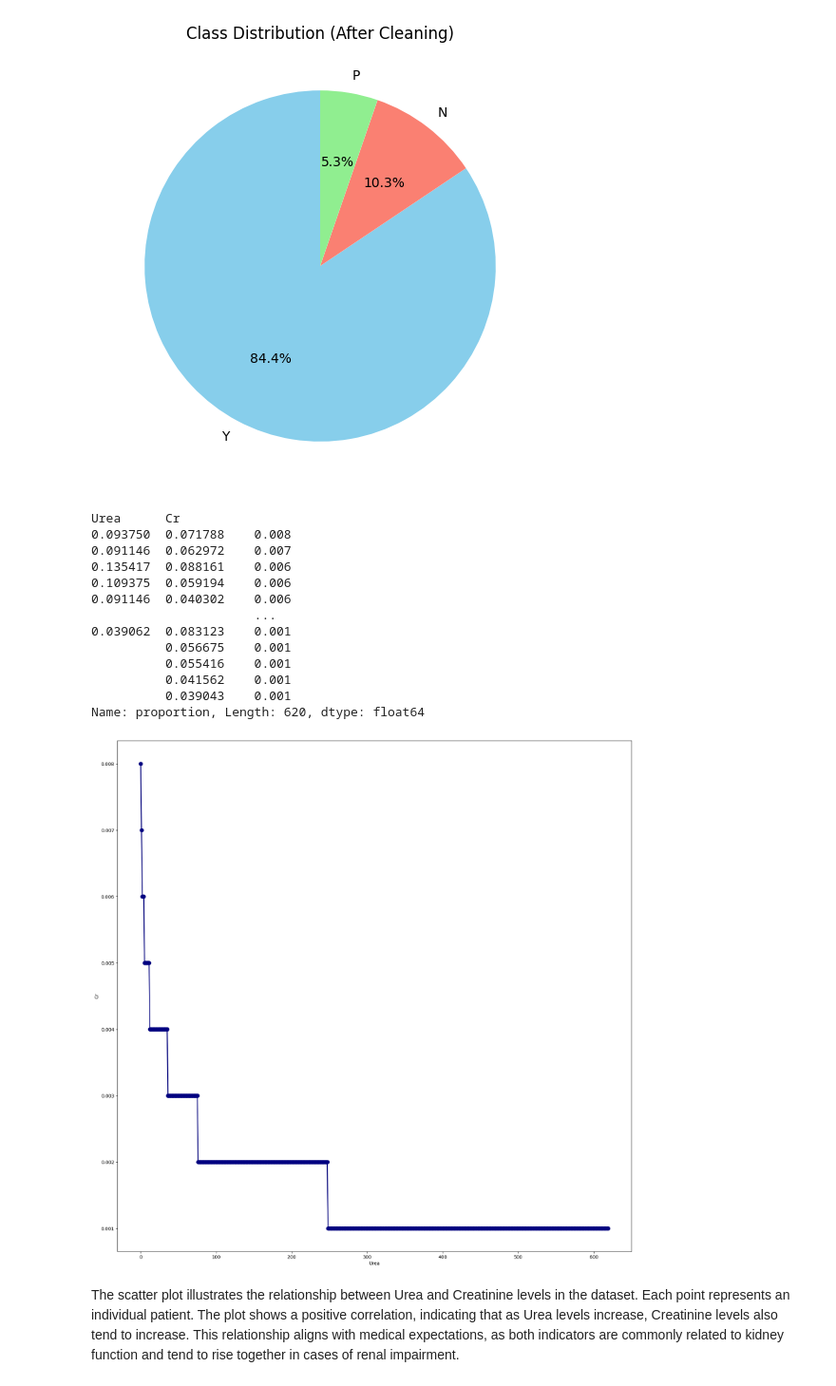
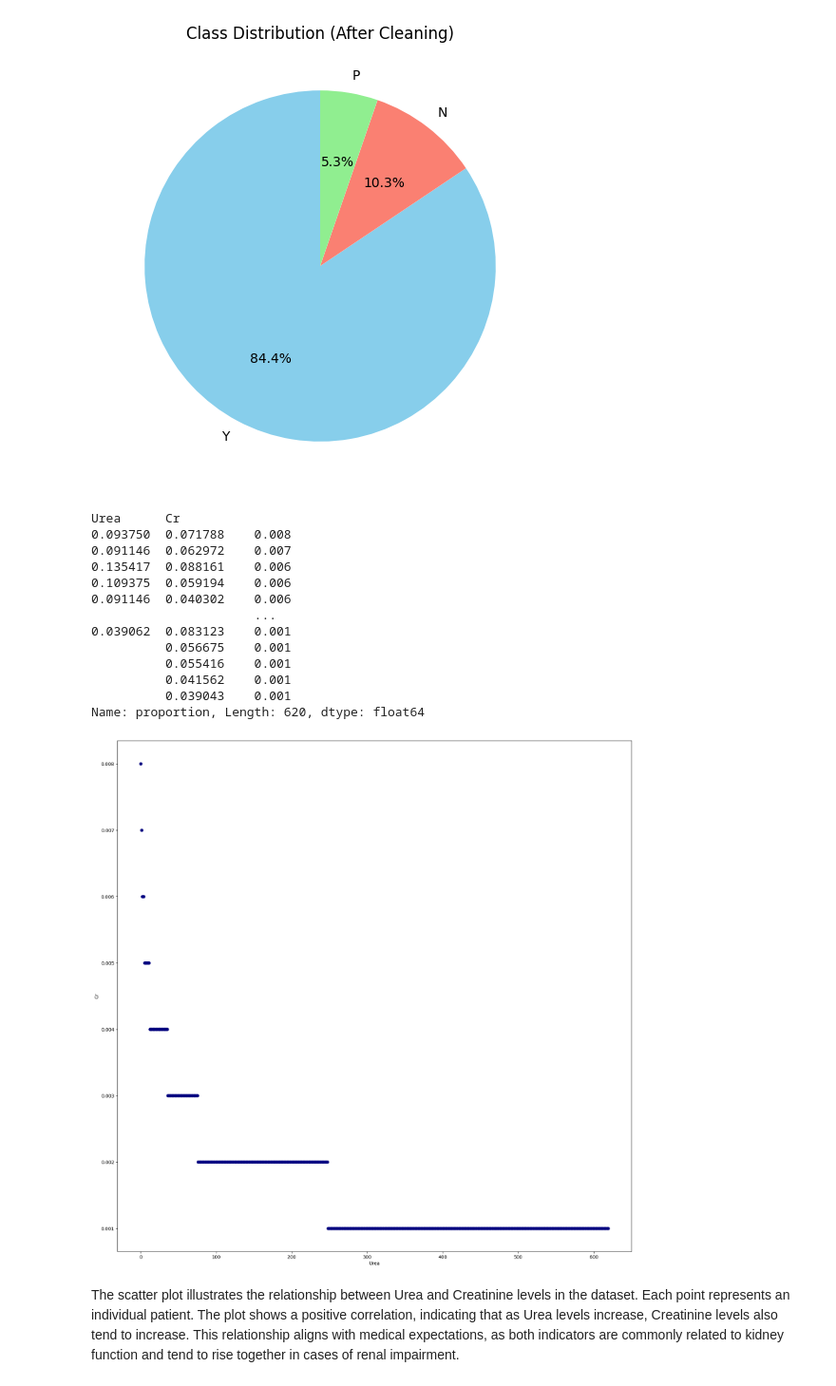
Before and after one commit to yaraaldos/Diabetes-risk-prediction, a Jupyter notebook: Phase2.ipynb, the cells around one changed output. Shown at 95% size. Saved outputs shown, nothing was run; the diff lists cells and outputs as text; code cells hidden in the pictures.

```diff
--- a/Phase2.ipynb
+++ b/Phase2.ipynb
@@ -209,28 +209,28 @@ plt.show()
 # %%
 data3 = df_copy[['Urea', 'Cr']].value_counts(normalize=True)
 print(data3)
 x = range(len(data3))
 y= data3.values
 plt.figure(figsize=(20,20))
-plt.plot(x,y, color='#000080', marker='o', linestyle='-', linewidth=2, markersize=8, label='Pink Line')
+plt.scatter(x,y, color='#000080', marker='o')
 plt.xlabel('Urea')
 plt.ylabel('Cr')
 plt.show()
 # %% [output]
 Urea      Cr
 0.093750  0.071788    0.008
 0.091146  0.062972    0.007
 0.135417  0.088161    0.006
 0.109375  0.059194    0.006
 0.091146  0.040302    0.006
                       ...
 0.039062  0.083123    0.001
           0.056675    0.001
           0.055416    0.001
           0.041562    0.001
           0.039043    0.001
 Name: proportion, Length: 620, dtype: float64
-[figure, old version]
+[figure, new version]
 # %% [markdown]
 The scatter plot illustrates the relationship between Urea and Creatinine levels in the dataset.
 Each point represents an individual patient. The plot shows a positive correlation, indicating that as Urea levels increase, Creatinine levels also tend to increase.
```
Also changed, not shown: parts of 2 cells of this notebook.
